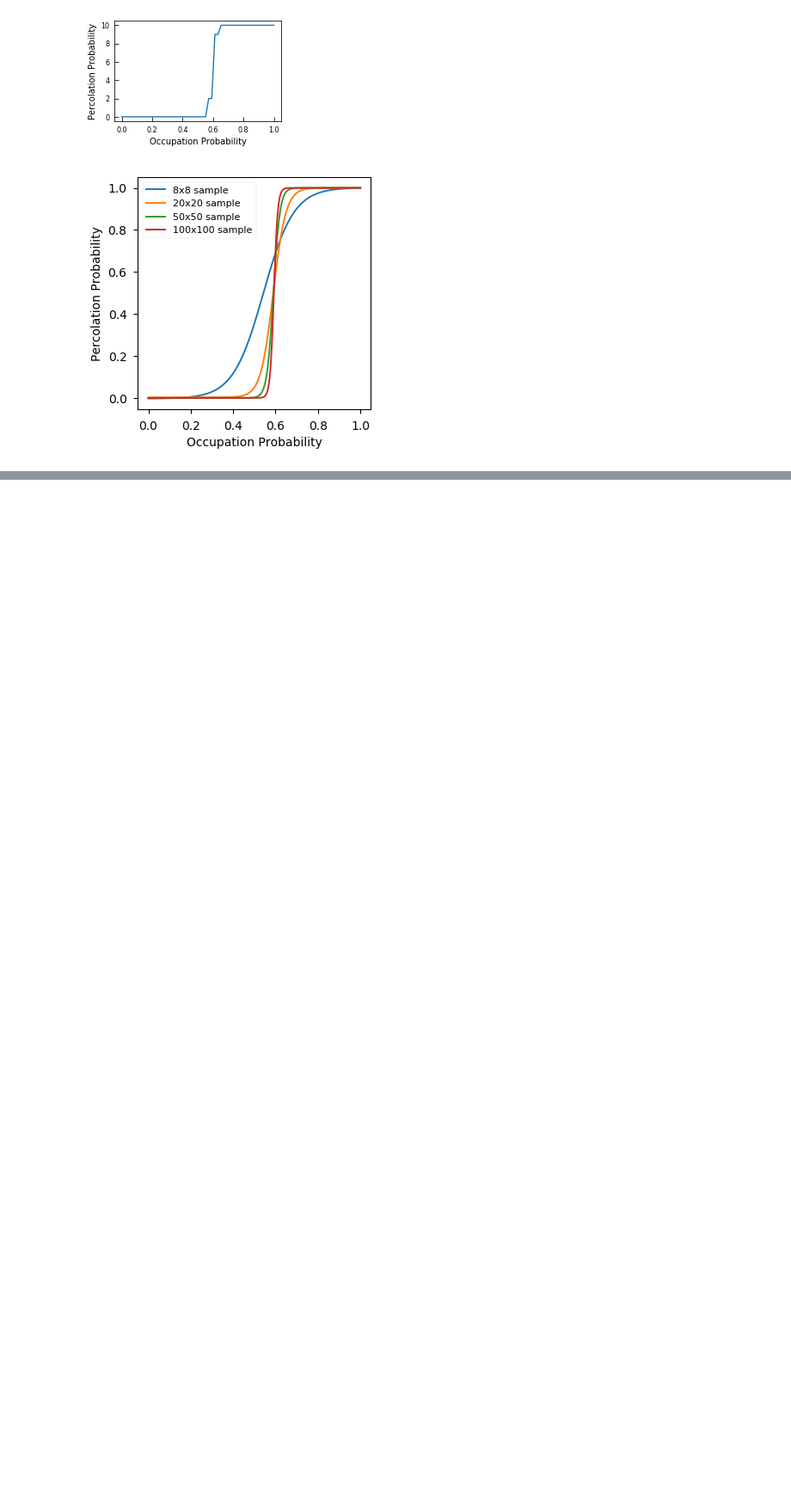
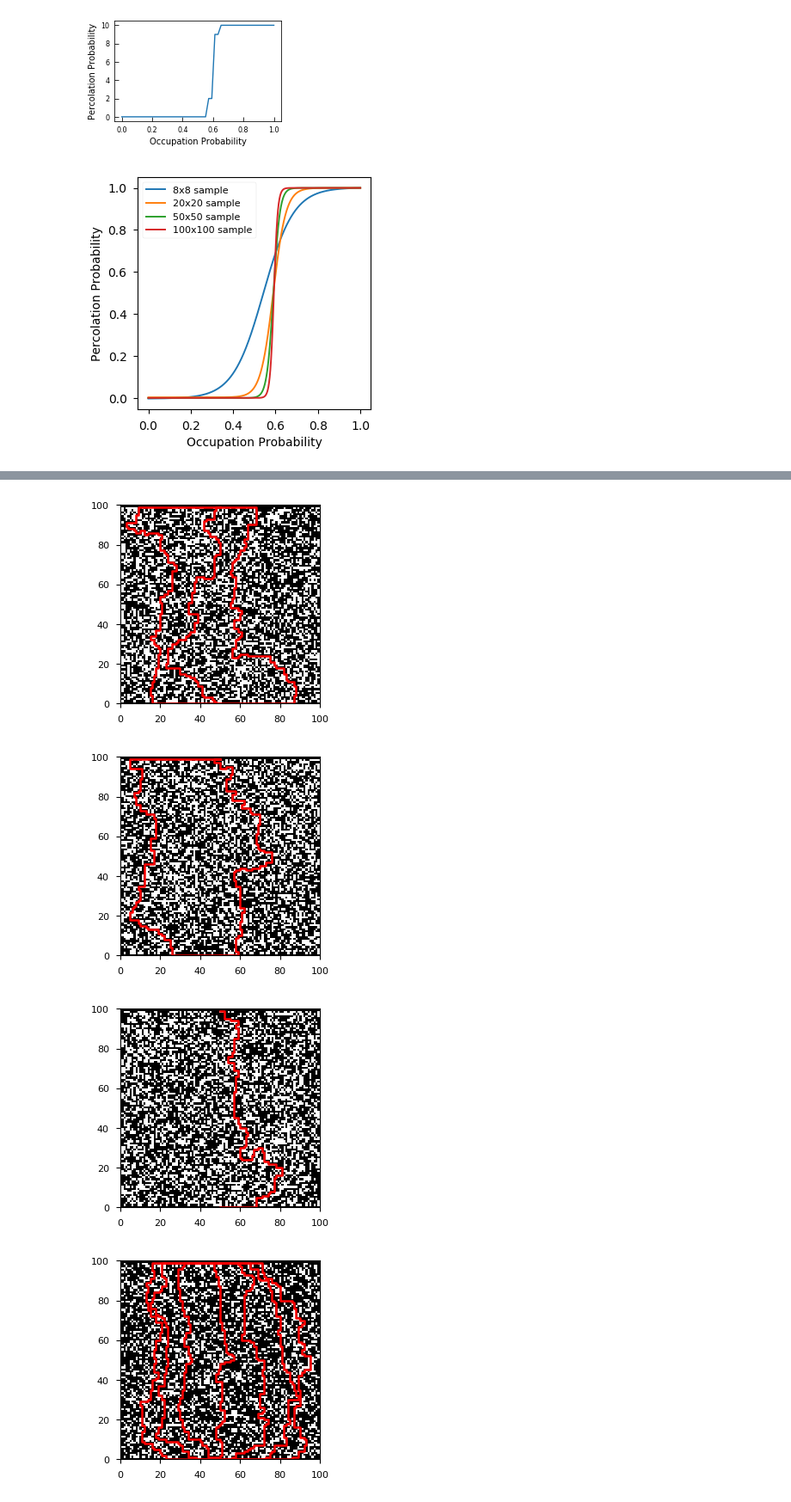
Before and after one commit to prabowobagas/Jupyter-Notebook-Thesis, a Jupyter notebook: Weekly Journal.ipynb, the cells around one changed output, grey strips where cells are left out. Shown: that part at 86% size. Drawn from its saved outputs; the diff is of its cells as text; code cells hidden in the pictures; blank space fills up the shorter version.

```diff
--- a/Weekly Journal.ipynb
+++ b/Weekly Journal.ipynb
@@ -665,14 +676,14 @@ def shortest10_paths(width, height, occupation_probability):
     sample = GenerateGrid(width, height, occupation_probability)
     sample.GenerateWall()
 
-#     fig1, ax1 = plt.subplots(1)
-#     cmap = cm.colors.ListedColormap(['white','black'])
-#     ax1.pcolor(sample.grid, cmap=cmap)
-#     fig1.set_size_inches(3, 3)
+    fig1, ax1 = plt.subplots(1)
+    cmap = cm.colors.ListedColormap(['white','black'])
+    ax1.pcolor(sample.grid, cmap=cmap)
+    fig1.set_size_inches(3, 3)
 
     path_sum = []   #list for path sum array
 
-    for i in range(0,3):     # find 10 independent paths
+    for i in range(0,9):     # find 10 independent paths
         came_from, cost_so_far = a_star_search(sample, start, goal)
         path, path_flag = pathfinder(came_from, start=start, goal=goal)
         for coordinate in path:      # Exclude coordinates in the top and bottom row
@@ -680,7 +691,7 @@ def shortest10_paths(width, height, occupation_probability):
                 if coordinate [1] != 0:
                     sample.wall.append(coordinate)
                     sample.grid[int(coordinate[1]), int(coordinate[0])] = 0
-#         ax1.plot(*zip(*path), color='red', linewidth=1.80)
+        ax1.plot(*zip(*path), color='red', linewidth=1.80)
 
         if path_flag is True:
             path_sum.append(cost_so_far[goal])
@@ -696,40 +707,47 @@ def shortest10_paths(width, height, occupation_probability):
 width =  100      #Keep sample even. If odd, change the start/goal coordinate starting coordinate
 height = 100
 resistance_array = []
-num=100
-occupy_range = np.linspace(0.55,0.9999, num=num)
+num = 3      # number of linspace for occupation probability
+n = 3       #number of retries
+occupy_range = np.linspace(0.55,0.99, num=num)
+
+
 
 f = IntProgress(min=0, max=len(occupy_range), description = 'Progress:')
 display(f)
 progress = 0
 
-for occupy in occupy_range:        # if no paths, resistance is set to 0
+for occupy in [0.6, 0.7, 0.8, 0.99]:        # occupy_range if no paths, resistance is set to 0
     occupation_probability = occupy
     sample_resistance = []
-    for sample in range(0,25):     # For every sample, calculate n times
+    for sample in range(0,n):        #For every sample, calculate n times
         resistance = shortest10_paths(width, height, occupation_probability)
         sample_resistance.append(resistance)
     sample_resistance = [x for x in sample_resistance if x != 0]
     if sum(sample_resistance) == 0:
         resistance_array.append(0)
     else:
         average_resistance = np.average(sample_resistance)
         resistance_array.append(average_resistance)
     progress += 1
     f.value = progress
 
 
-data = list(zip(occupy_range,resistance_array))
-df = pd.DataFrame(data, columns=['Occupation Probability', 'Resistance'])
-df.to_csv('PercSimData\\Sample_resistance\\sample_resistance_num=' + str(num) + '.txt', sep='\t', index=False)
+# data = list(zip(occupy_range,resistance_array))
+# df = pd.DataFrame(data, columns=['Occupation Probability', 'Resistance'])
+# df.to_csv('PercSimData\\Sample_resistance\\sample_resistance_num=' + str(num) + '.txt', sep='\t', index=False)
 
-#ax1.tick_params(axis = 'both', which = 'major', labelsize = 10)
+# ax1.tick_params(axis = 'both', which = 'major', labelsize = 10)
 # fig1 = plt.figure(1)
 # ax = fig1.add_subplot(1, 1, 1)
 # ax.plot(occupy_range,resistance_array)
 
 # ax.set_ylabel('Resistance',fontsize=11)
 # Note that there are precision issue. nanmean is f4 precision.
 # plt.savefig('Figures\\pc-06.pdf', format='pdf', dpi=1000)
 # %% [output]
 [interactive output not drawn]
+[figure, added]
+[figure, added]
+[figure, added]
+[figure, added]
```
Also changed, not shown: parts of 7 cells of this notebook, 2 other files.
